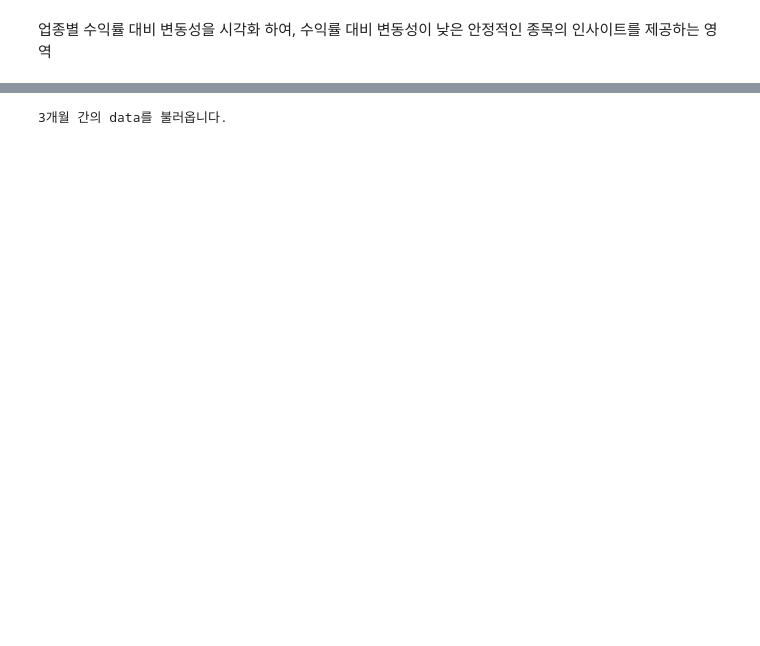
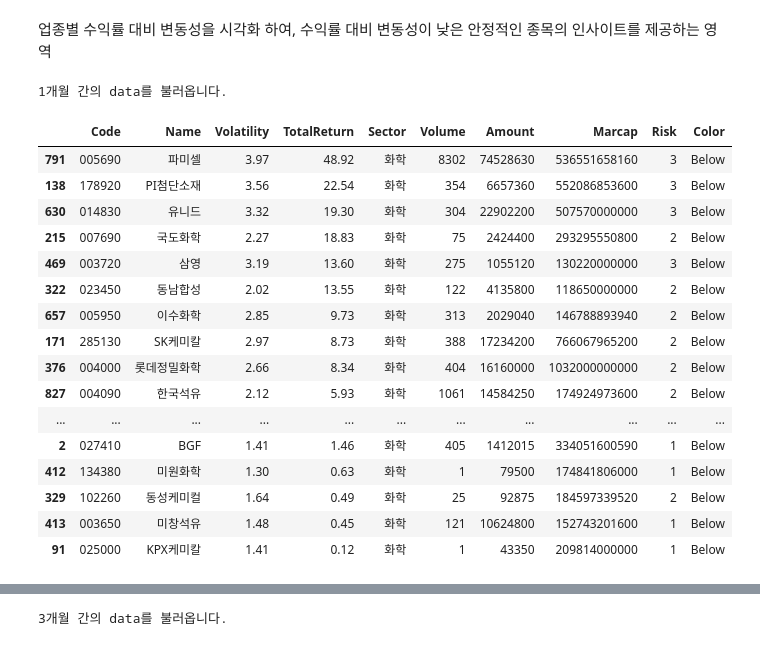
Before and after one commit to june2598/pythonstudy, a Jupyter notebook: project/analyze_sector_return_volatility.ipynb, the cells around one changed output, grey strips where cells are left out. Drawn from its saved outputs; the diff is of its cells as text; code cells hidden in the pictures; blank space fills up the shorter version.

```diff
--- a/project/analyze_sector_return_volatility.ipynb
+++ b/project/analyze_sector_return_volatility.ipynb
@@ -135,4 +134,25 @@ def analyze_sector_return_volatility(market=None, sector=None, month_ago=3):
 
     recommended_df = below_regression_line_df[below_regression_line_df['TotalReturn'] > 0]
     display(recommended_df)
+# %%
+analyze_sector_return_volatility('KOSPI','화학')
+# %% [output]
+1개월 간의 data를 불러옵니다.
+|  | Code | Name | Volatility | TotalReturn | Sector | Volume | Amount | Marcap | Risk | Color |
+| 791 | 005690 | 파미셀 | 3.97 | 48.92 | 화학 | 8302 | 74528630 | 536551658160 | 3 | Below |
+| 138 | 178920 | PI첨단소재 | 3.56 | 22.54 | 화학 | 354 | 6657360 | 552086853600 | 3 | Below |
+| 630 | 014830 | 유니드 | 3.32 | 19.30 | 화학 | 304 | 22902200 | 507570000000 | 3 | Below |
+| 215 | 007690 | 국도화학 | 2.27 | 18.83 | 화학 | 75 | 2424400 | 293295550800 | 2 | Below |
+| 469 | 003720 | 삼영 | 3.19 | 13.60 | 화학 | 275 | 1055120 | 130220000000 | 3 | Below |
+| 322 | 023450 | 동남합성 | 2.02 | 13.55 | 화학 | 122 | 4135800 | 118650000000 | 2 | Below |
+| 657 | 005950 | 이수화학 | 2.85 | 9.73 | 화학 | 313 | 2029040 | 146788893940 | 2 | Below |
+| 171 | 285130 | SK케미칼 | 2.97 | 8.73 | 화학 | 388 | 17234200 | 766067965200 | 2 | Below |
+| 376 | 004000 | 롯데정밀화학 | 2.66 | 8.34 | 화학 | 404 | 16160000 | 1032000000000 | 2 | Below |
+| 827 | 004090 | 한국석유 | 2.12 | 5.93 | 화학 | 1061 | 14584250 | 174924973600 | 2 | Below |
+| ... | ... | ... | ... | ... | ... | ... | ... | ... | ... | ... |
+| 2 | 027410 | BGF | 1.41 | 1.46 | 화학 | 405 | 1412015 | 334051600590 | 1 | Below |
+| 412 | 134380 | 미원화학 | 1.30 | 0.63 | 화학 | 1 | 79500 | 174841806000 | 1 | Below |
+| 329 | 102260 | 동성케미컬 | 1.64 | 0.49 | 화학 | 25 | 92875 | 184597339520 | 2 | Below |
+| 413 | 003650 | 미창석유 | 1.48 | 0.45 | 화학 | 121 | 10624800 | 152743201600 | 1 | Below |
+| 91 | 025000 | KPX케미칼 | 1.41 | 0.12 | 화학 | 1 | 43350 | 209814000000 | 1 | Below |
 # %%
```
Also changed, not shown: parts of 3 cells of this notebook, 32 other files.
